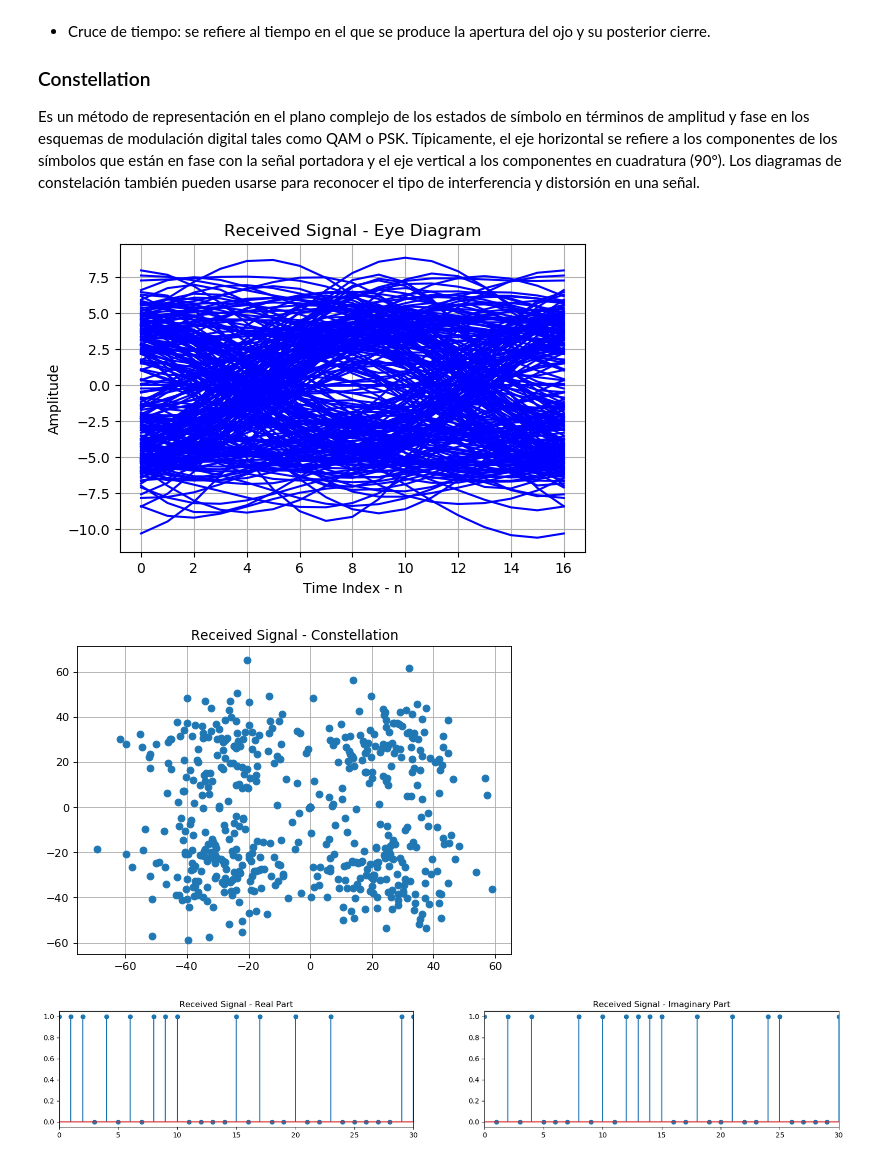
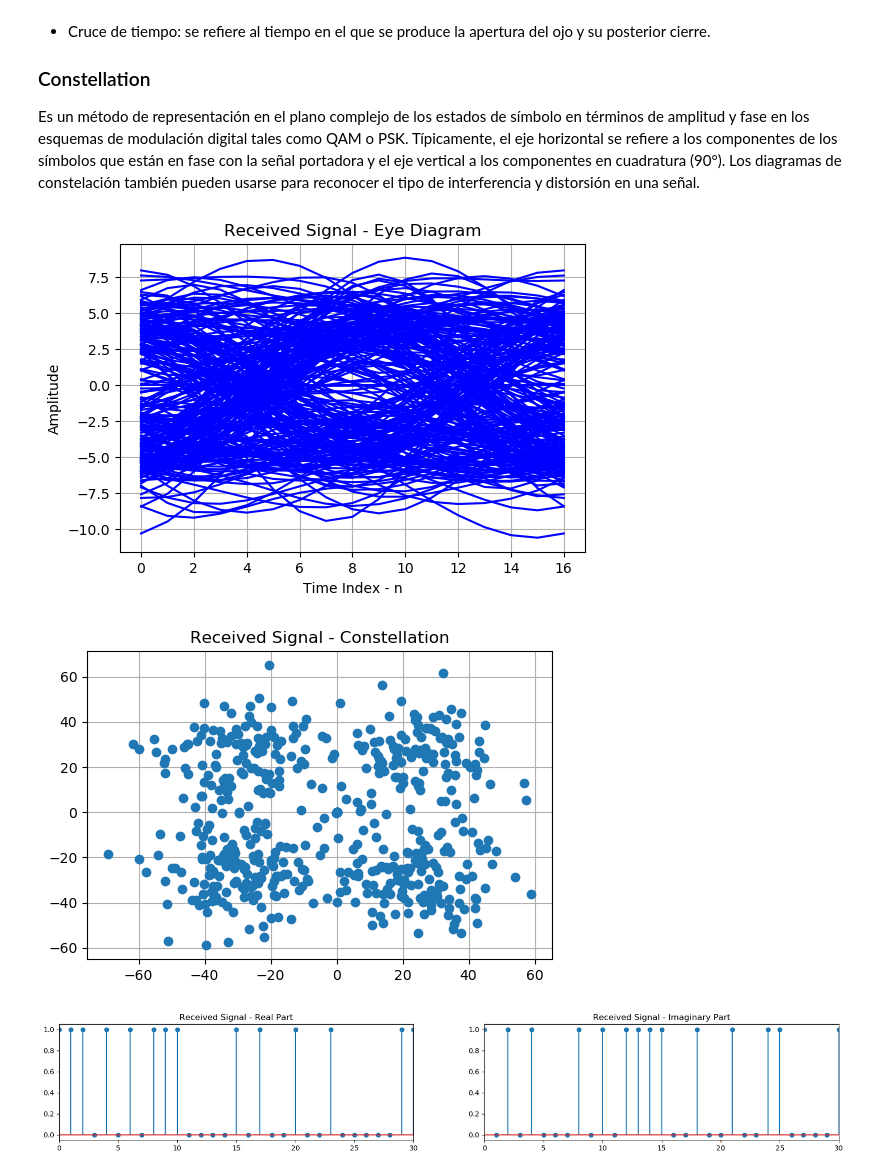
Before and after one commit to sofia-am/QPSK-8PSK-Simulation, a Jupyter notebook: notebook/QPSKmodem.ipynb, the cells around one changed output. Cells and saved outputs as stored; diff of their text form; code cells hidden in the pictures.

```diff
--- a/notebook/QPSKmodem.ipynb
+++ b/notebook/QPSKmodem.ipynb
@@ -278,32 +277,32 @@ Es un método de representación en el plano complejo de los estados de símbolo
 # %%
 # --------------------- Diagrama de Ojo ---------------------#
 from sk_dsp_comm import digitalcom as dc
 length_eye = sps*2      # display length in samples (usually two symbols)
 start = 0               # start index
 
 dc.eye_plot(i_filtered_r, length_eye, start)
 plt.title("Received Signal - Eye Diagram")
 #dc.eye_plot(q_filtered_r, length_eye, start)
 #plt.title("Diagrama de ojo - Señal Imaginaria")
 plt.show()
 
 # ----------------------  Constelación ---------------------#
 
 i_sampled = np.convolve(i_filtered_r, np.ones(sps))
 i_sampled = i_sampled[int(sps/2):]
 i_sampled = i_sampled[sps::sps]
 q_sampled = np.convolve(q_filtered_r, np.ones(sps))
 q_sampled = q_sampled[int(sps/2):]
 q_sampled = q_sampled[sps::sps]
 
-plt.figure(figsize=(7, 5), dpi=80)
+plt.figure(figsize=(6, 4))
 plt.plot(i_sampled, q_sampled, 'o')
 plt.title("Received Signal - Constellation")
 plt.grid(True)
 plt.show()
 # %% [output]
 [figure]
-[figure, old version]
+[figure, new version]
 # %%
 i_estimated = np.array([])
 for bit in range(0, len(i_filtered_r), sps):  # range(start, stop, step)
```
Also changed, not shown: parts of 2 cells of this notebook.
